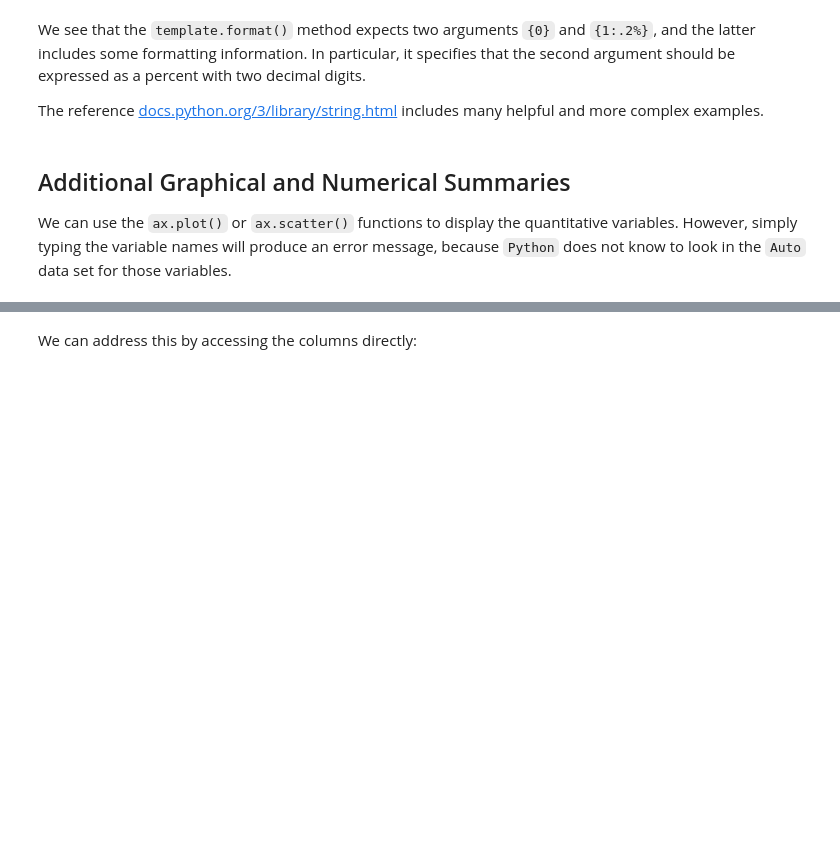
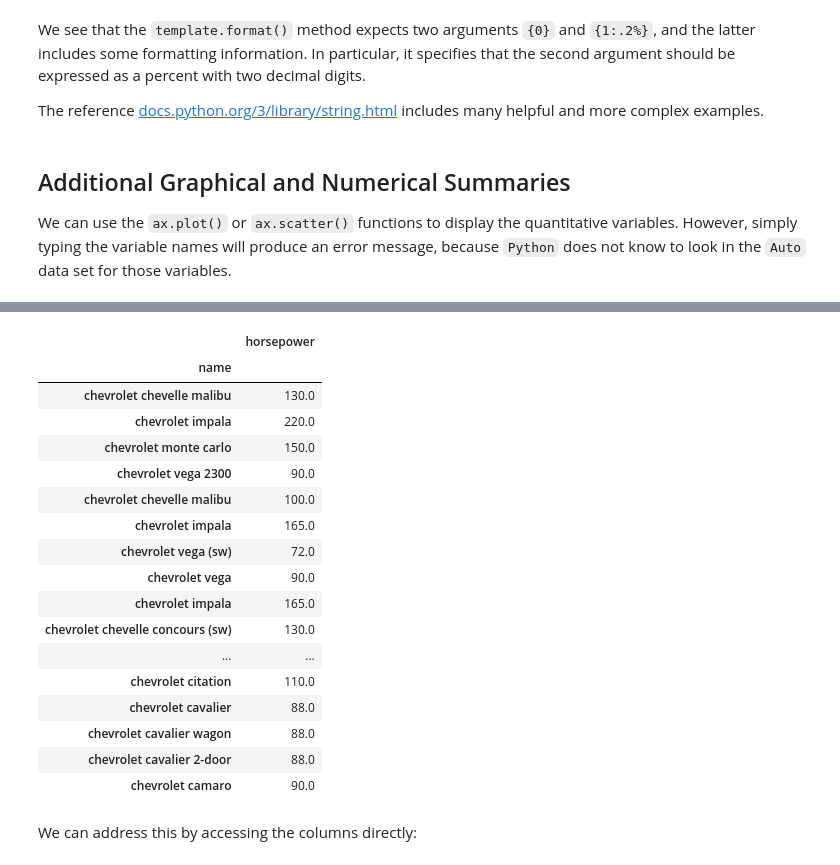
Before and after one commit to aminehd/ISLP_labs_amineh, a Jupyter notebook: Ch02-statlearn-lab.ipynb, the cells around one changed output, grey strips where cells are left out. Saved outputs shown, nothing was run; the diff lists cells and outputs as text; code cells hidden in the pictures; blank space fills up the shorter version.

```diff
--- a/Ch02-statlearn-lab.ipynb
+++ b/Ch02-statlearn-lab.ipynb
@@ -1910,4 +1917,26 @@ max(horsepower)
 [figure]
+# %%
+Auto_re =Auto.set_index('name')
+Auto_re.loc[lambda x: x.index.str.contains('chevrolet'), ['horsepower']]
+# %% [output]
+|  | horsepower |
+| name |  |
+| chevrolet chevelle malibu | 130.0 |
+| chevrolet impala | 220.0 |
+| chevrolet monte carlo | 150.0 |
+| chevrolet vega 2300 | 90.0 |
+| chevrolet chevelle malibu | 100.0 |
+| chevrolet impala | 165.0 |
+| chevrolet vega (sw) | 72.0 |
+| chevrolet vega | 90.0 |
+| chevrolet impala | 165.0 |
+| chevrolet chevelle concours (sw) | 130.0 |
+| ... | ... |
+| chevrolet citation | 110.0 |
+| chevrolet cavalier | 88.0 |
+| chevrolet cavalier wagon | 88.0 |
+| chevrolet cavalier 2-door | 88.0 |
+| chevrolet camaro | 90.0 |
 # %% [markdown]
 We can address this by accessing the columns directly:
 # %%
```
Also changed, not shown: parts of 4 cells of this notebook.
